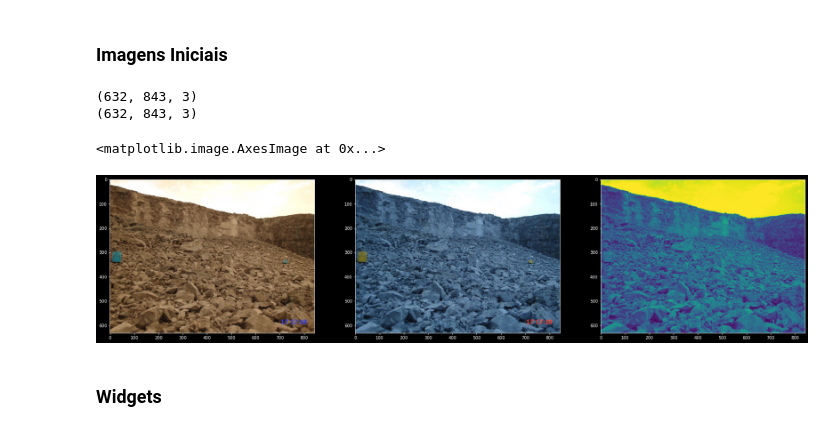
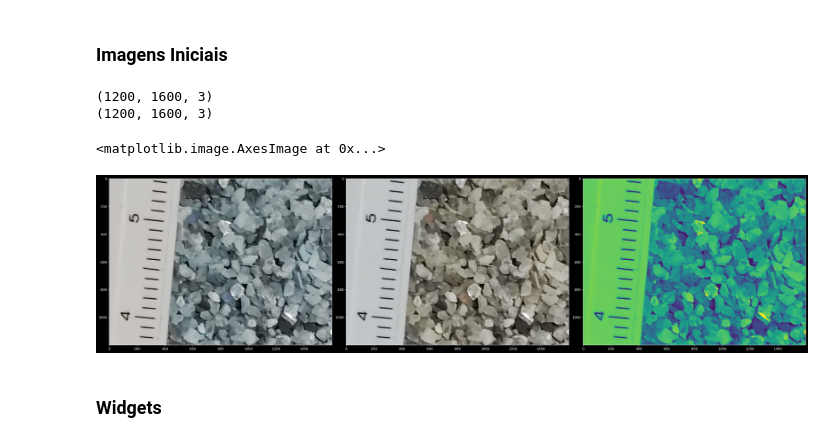
Before and after one commit to Mateus-M-Reis/grancv, a Jupyter notebook: notebooks/ic.ipynb, the cells around one changed output. Cells and saved outputs as stored; diff of their text form; code cells hidden in the pictures.

```diff
--- a/notebooks/ic.ipynb
+++ b/notebooks/ic.ipynb
@@ -44,25 +46,25 @@ document.body.classList.add('theme-dark')
 # %%
 '''image_path = os.path.abspath('./imagens/desmonte.jpg')
 file = open("/root/MEGA/Códigos/cvgran/imagens/desmonte.jpg", "rb")
 image = file.read()'''
 
-img = cv2.imread('../input/granulometry/desmonte.jpg',1)
+img = cv2.imread('../input/granulometry/gran_1.jpeg',1)
 print(img.shape)
 img_rgb = cv2.cvtColor(img, cv2.COLOR_BGR2RGB)
 print(img_rgb.shape)
 img_gray = cv2.cvtColor(img, cv2.COLOR_BGR2GRAY)
 
 plt.subplot(131)
 plt.imshow(img)
 plt.subplot(132)
 plt.imshow(img_rgb)
 plt.subplot(133)
 plt.imshow(img_gray)
 # %% [output]
-(632, 843, 3)
-(632, 843, 3)
+(1200, 1600, 3)
+(1200, 1600, 3)
 <matplotlib.image.AxesImage at 0x...>
-[figure, old version]
+[figure, new version]
 # %% [markdown]
 ### Widgets
 # %%
```
Also changed, not shown: parts of 2 cells of this notebook, 10 other files.
